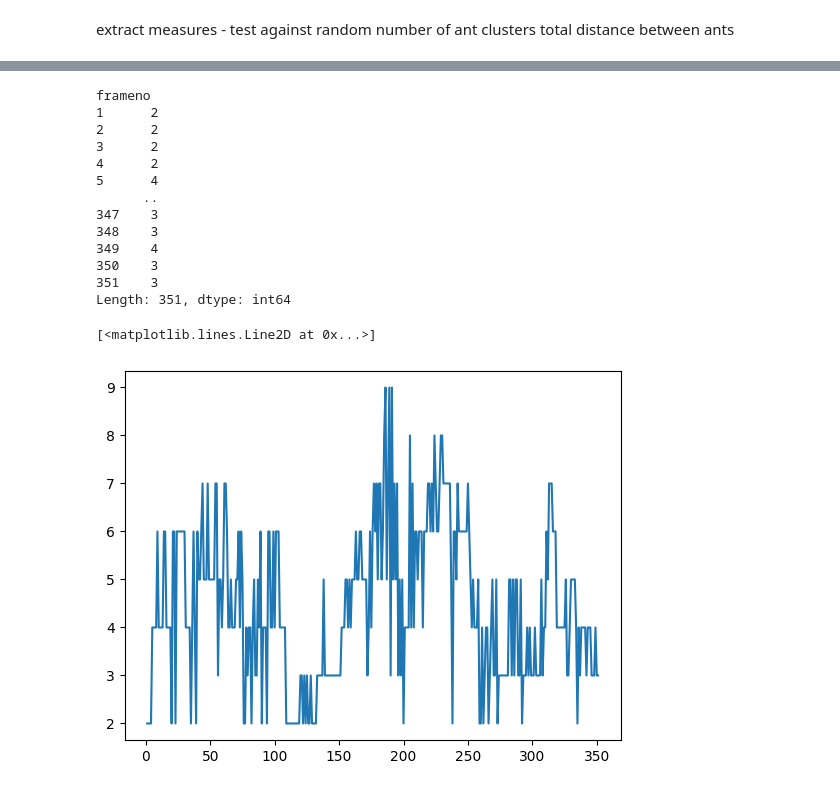
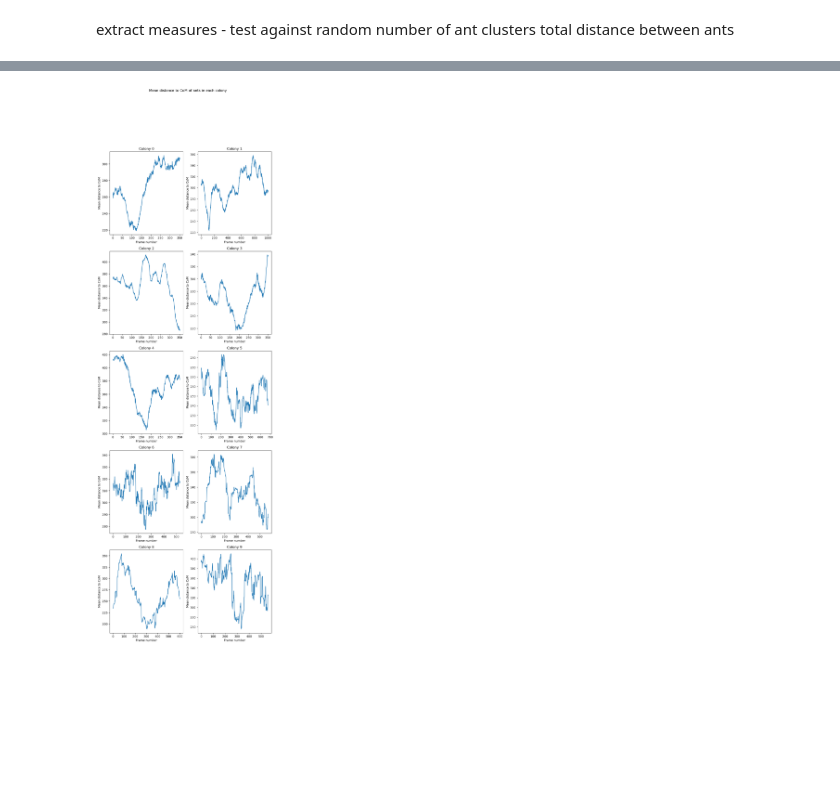
Before and after one commit to Lumalizer/AntColony_Complex_Systems_2024, a Jupyter notebook: surrogate_testing.ipynb, the cells around one changed output, grey strips where cells are left out. Saved outputs shown, nothing was run; the diff lists cells and outputs as text; code cells hidden in the pictures; blank space fills up the shorter version.

```diff
--- a/surrogate_testing.ipynb
+++ b/surrogate_testing.ipynb
@@ -167,43 +148,14 @@ plt.show()
-# %%
-def count_close_ants(group):
-    # Extract coordinates
-    coordinates = group[['x', 'y']].to_numpy()
-    n = len(coordinates)
-    close_count = 0
-
-    # Calculate pairwise distances
-    for i in range(n):
-        # Compute distances from the ith ant to all other ants
-        distances = np.sqrt(np.sum((coordinates - coordinates[i])**2, axis=1))
-
-        # Check if there is at least one ant closer than 20 units, excluding the ant itself
-        if np.any((distances > 0) & (distances < 100)):
-            close_count += 1
-
-    return close_count
-
-# Group by 'frameno' and apply the function
-close_ants_count = df.groupby('frameno').apply(count_close_ants)
-
-# Print the result
-print(close_ants_count)
-# %% [output]
-frameno
-1      2
-2      2
-3      2
-4      2
-5      4
-      ..
-347    3
-348    3
-349    4
-350    3
-351    3
-Length: 351, dtype: int64
-# %%
-# plot close_ants_count over time
-plt.plot(close_ants_count)
-# %% [output]
-[<matplotlib.lines.Line2D at 0x...>]
-[figure, removed]
+# %%
+plt.figure(figsize=(10, 30))
+for i in range(10):
+    exec(f'df = df{i}')
+    plt.subplot(5, 2, i+1)
+    plt.title(f'Colony {i}')
+    mean_distance = df.groupby('frameno')['distance_to_CoM'].mean().reset_index()
+    plt.plot(mean_distance['frameno'], mean_distance['distance_to_CoM'])
+    plt.xlabel('Frame number')
+    plt.ylabel('Mean distance to CoM')
+plt.suptitle('Mean distance to CoM of ants in each colony')
+plt.show()
+# %% [output]
+[figure, added]
```
Also changed, not shown: parts of 34 cells of this notebook.
